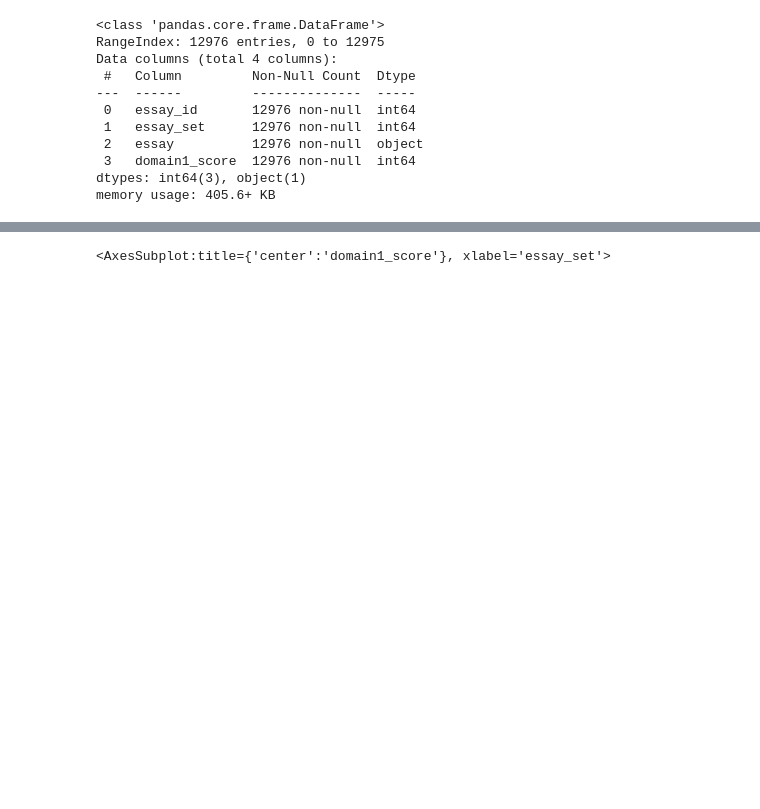
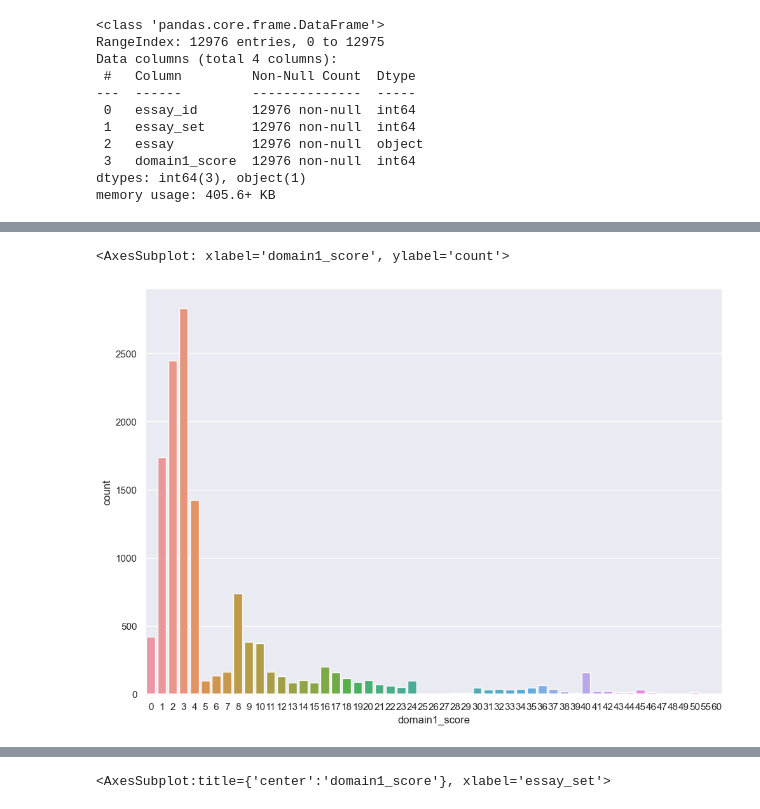
Before and after one commit to Jordiak/CS160P-AEG, a Jupyter notebook: CS160P-AEG-Final-Project.ipynb, the cells around one changed output, grey strips where cells are left out. Cells and saved outputs as stored; diff of their text form; code cells hidden in the pictures; blank space fills up the shorter version.

```diff
--- a/CS160P-AEG-Final-Project.ipynb
+++ b/CS160P-AEG-Final-Project.ipynb
@@ -174,0 +133,6 @@ plt.show()
+# %%
+sns.set(rc={'figure.figsize':(11.7,8.27)})
+sns.countplot(x='domain1_score', data=X)
+# %% [output]
+<AxesSubplot: xlabel='domain1_score', ylabel='count'>
+[figure, added]
```
Also changed, not shown: parts of 12 cells of this notebook.
